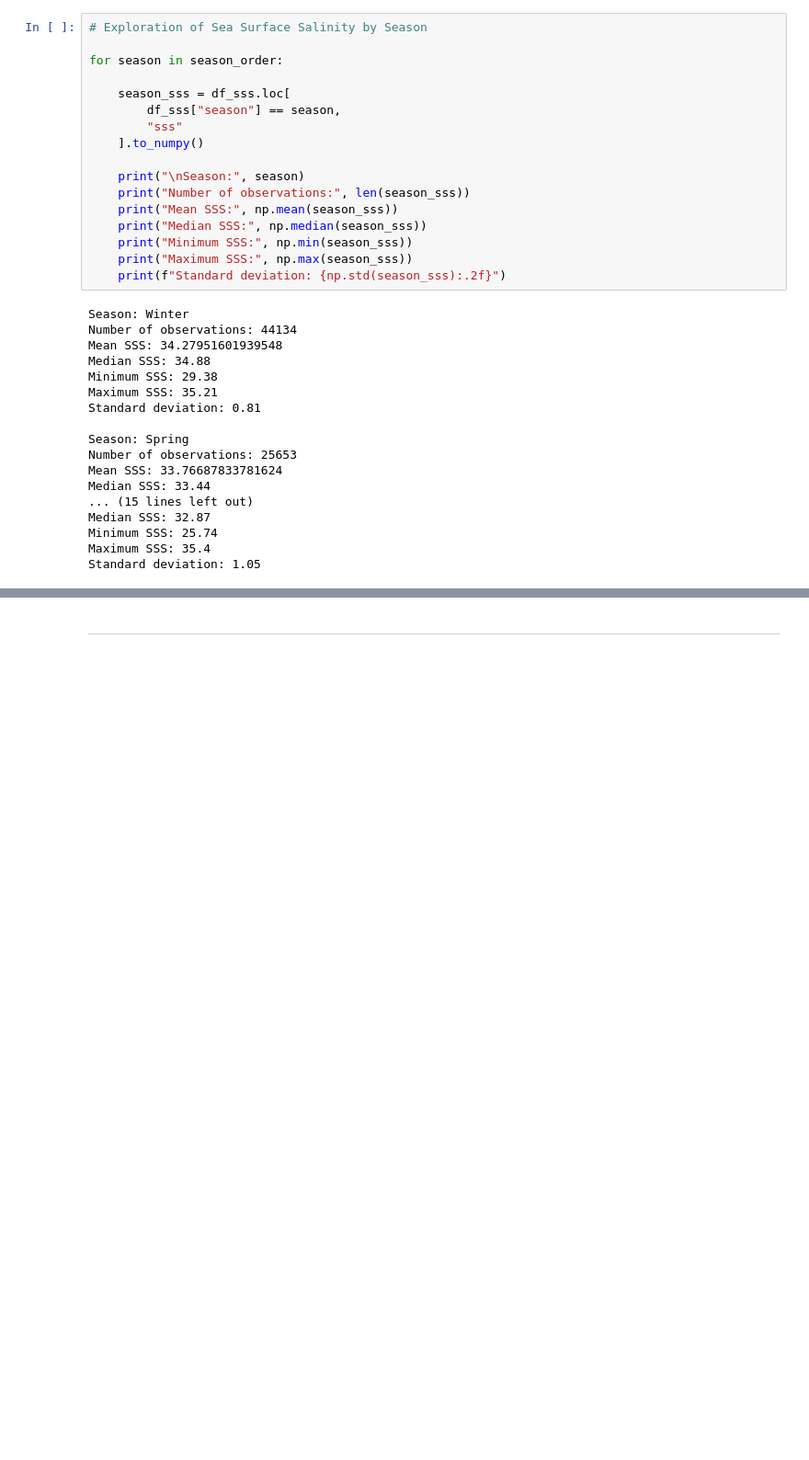
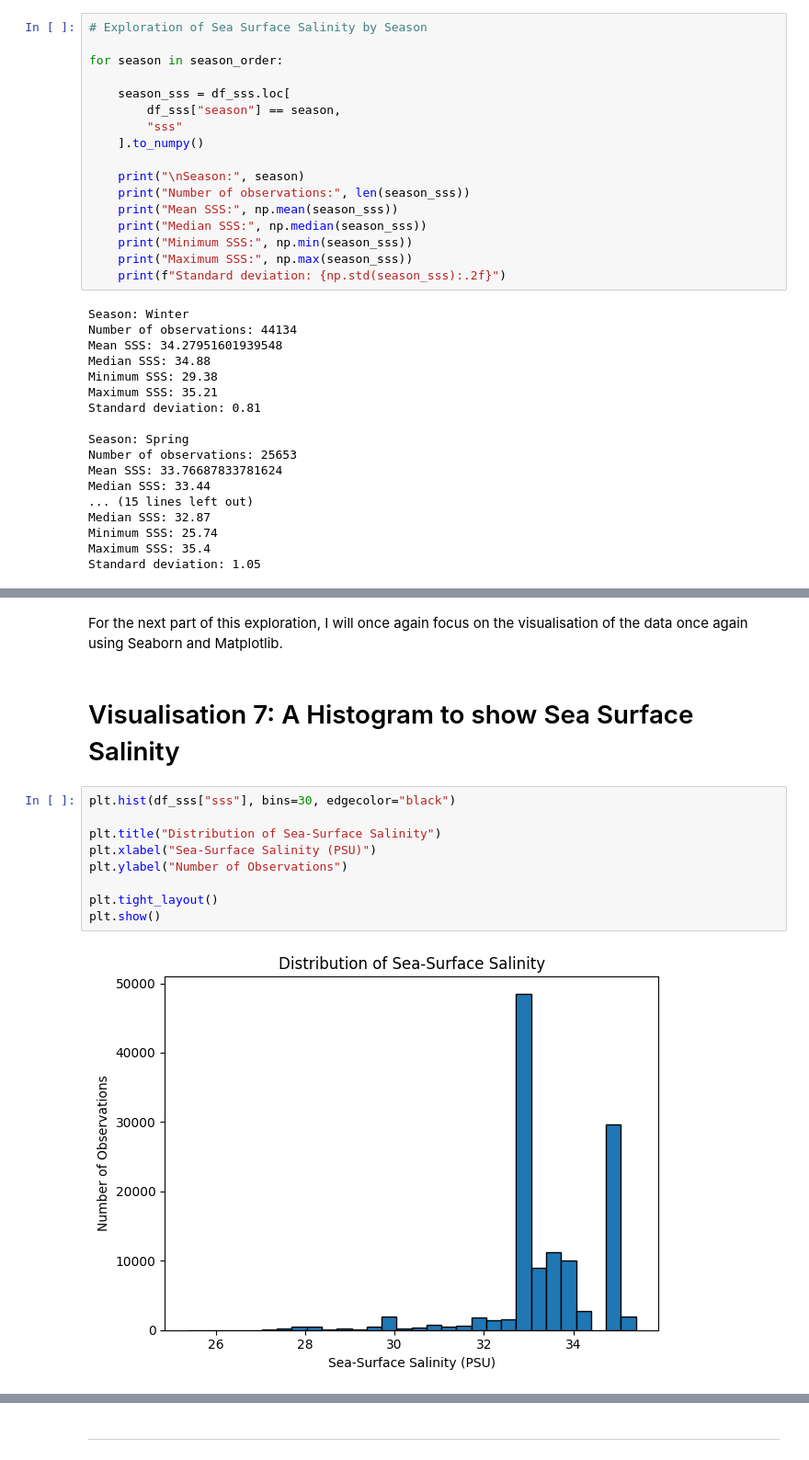
Before and after one commit to gavr1988/humpback_whale_observations, a Jupyter notebook: jupyter_notebooks/Gav_Notebook_Template.ipynb, the cells around one changed output, grey strips where cells are left out. Shown at 92% size. Cells and saved outputs as stored; diff of their text form; blank space fills up the shorter version.

Commit message:
visualisation 7

```diff
--- a/jupyter_notebooks/Gav_Notebook_Template.ipynb
+++ b/jupyter_notebooks/Gav_Notebook_Template.ipynb
@@ -797,0 +815,15 @@ Standard deviation: 1.05
+# %% [markdown]
+For the next part of this exploration, I will once again focus on the visualisation of the data once again using Seaborn and Matplotlib.
+# %% [markdown]
+# Visualisation 7: A Histogram to show Sea Surface Salinity
+# %%
+plt.hist(df_sss["sss"], bins=30, edgecolor="black")
+
+plt.title("Distribution of Sea-Surface Salinity")
+plt.xlabel("Sea-Surface Salinity (PSU)")
+plt.ylabel("Number of Observations")
+
+plt.tight_layout()
+plt.show()
+# %% [output]
+[figure, added]
```
Also changed, not shown: parts of 2 cells of this notebook.
